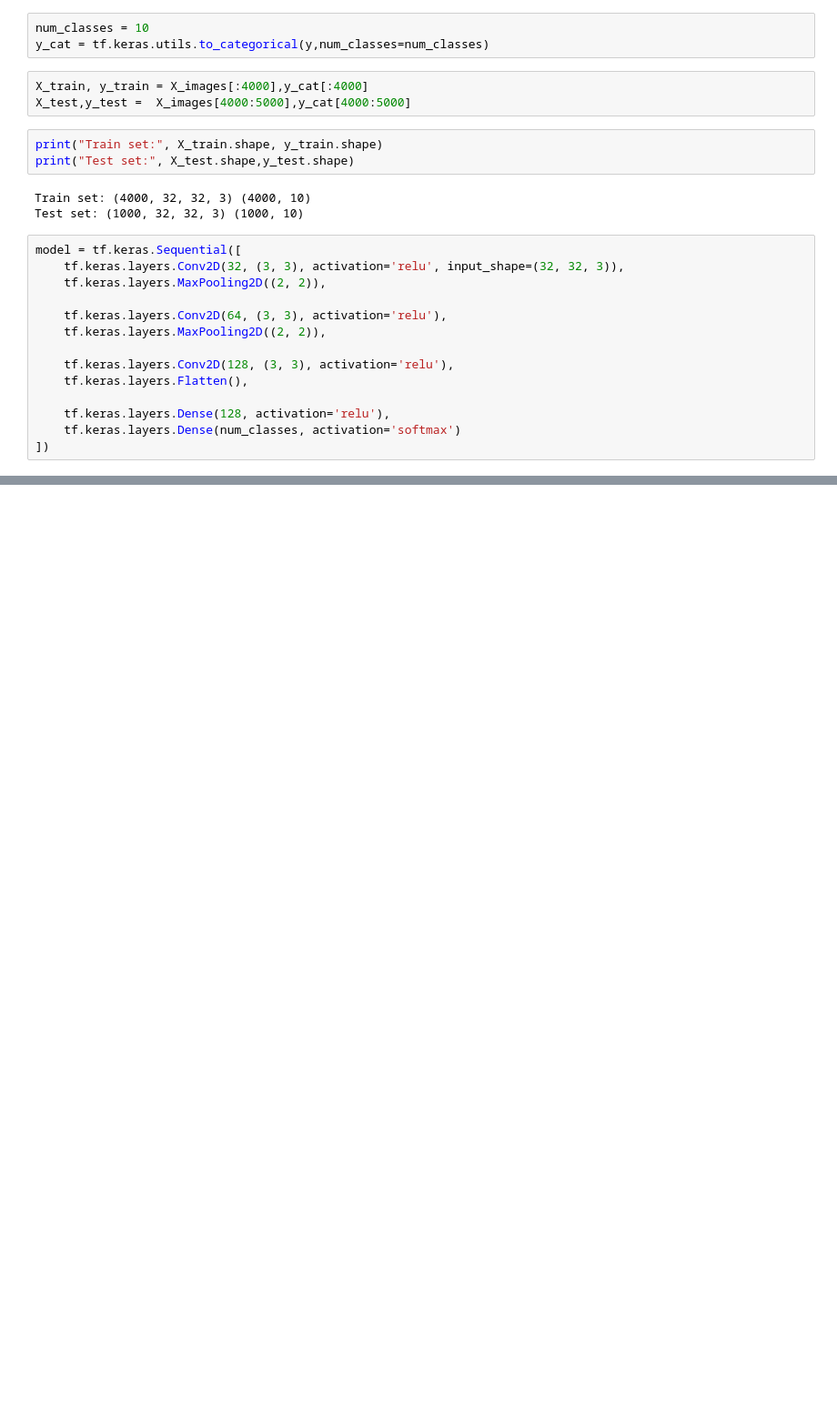
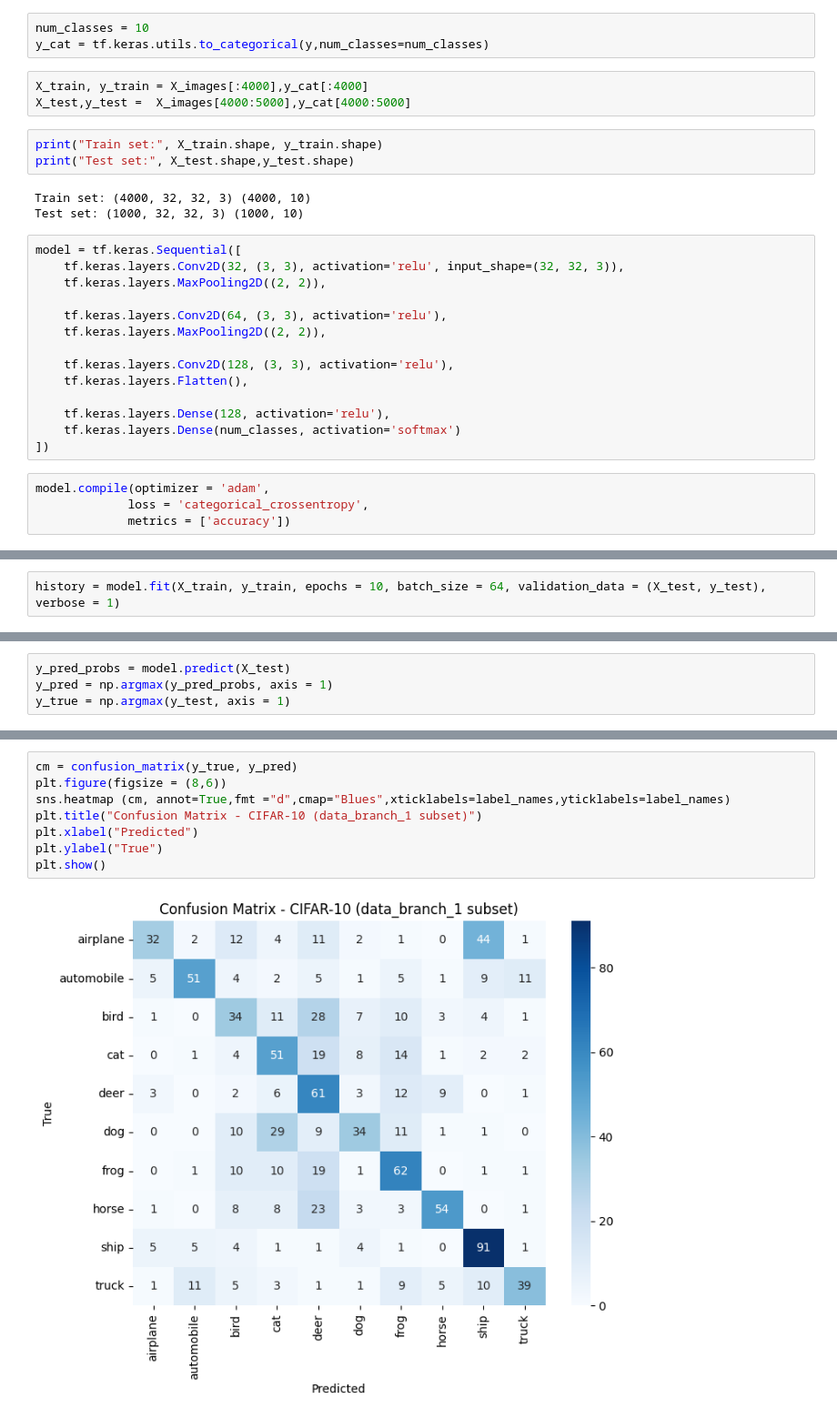
Before and after one commit to mirayanali5/Deep-Learning-Lab, a Jupyter notebook: (9th Problem) 13-10-2025.ipynb, the cells around one changed output, grey strips where cells are left out. Shown: that part at 91% size. Drawn from its saved outputs; the diff is of its cells as text; blank space fills up the shorter version.

```diff
--- a/(9th Problem) 13-10-2025.ipynb
+++ b/(9th Problem) 13-10-2025.ipynb
@@ -59,3 +57,7 @@ model = tf.keras.Sequential([
     tf.keras.layers.Dense(128, activation='relu'),
     tf.keras.layers.Dense(num_classes, activation='softmax')
 ])
+# %%
+model.compile(optimizer = 'adam',
+             loss = 'categorical_crossentropy',
+             metrics = ['accuracy'])
@@ -61,0 +84,2 @@ model = tf.keras.Sequential([
+# %%
+history = model.fit(X_train, y_train, epochs = 10, batch_size = 64, validation_data = (X_test, y_test), verbose = 1)
@@ -61,0 +116,4 @@ model = tf.keras.Sequential([
+# %%
+y_pred_probs = model.predict(X_test)
+y_pred = np.argmax(y_pred_probs, axis = 1)
+y_true = np.argmax(y_test, axis = 1)
@@ -61,0 +122,10 @@ model = tf.keras.Sequential([
+# %%
+cm = confusion_matrix(y_true, y_pred)
+plt.figure(figsize = (8,6))
+sns.heatmap (cm, annot=True,fmt ="d",cmap="Blues",xticklabels=label_names,yticklabels=label_names)
+plt.title("Confusion Matrix - CIFAR-10 (data_branch_1 subset)")
+plt.xlabel("Predicted")
+plt.ylabel("True")
+plt.show()
+# %% [output]
+[figure, added]
```
Also changed, not shown: parts of 8 cells of this notebook, 1 other file.
